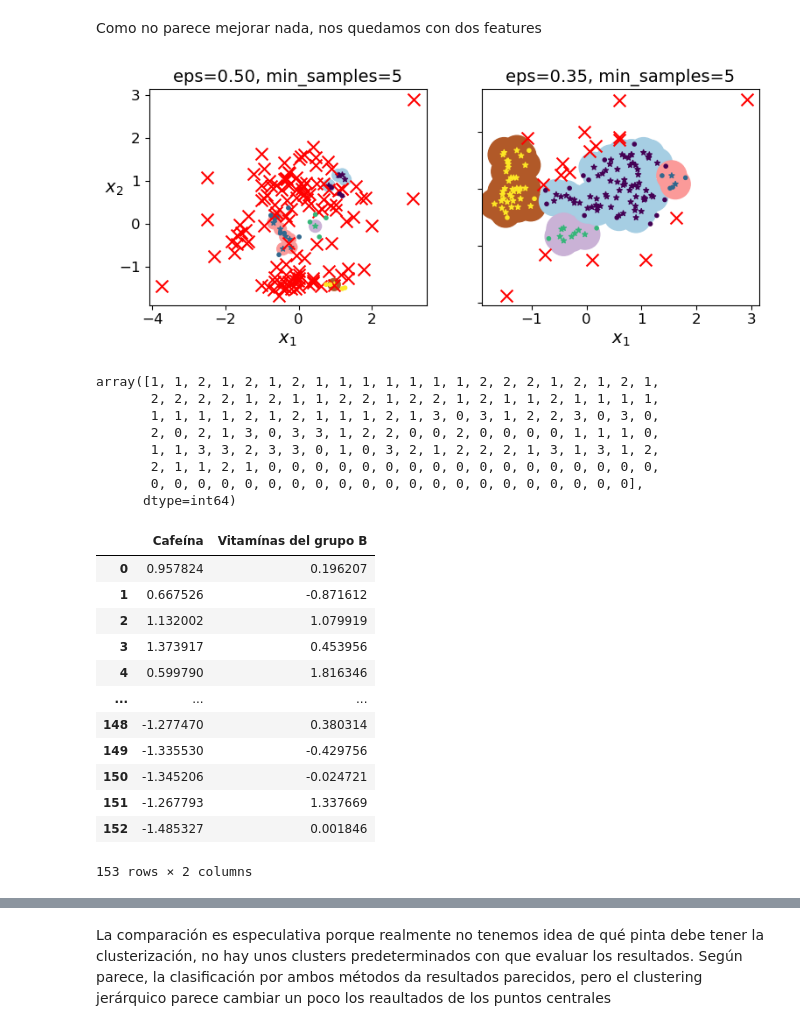
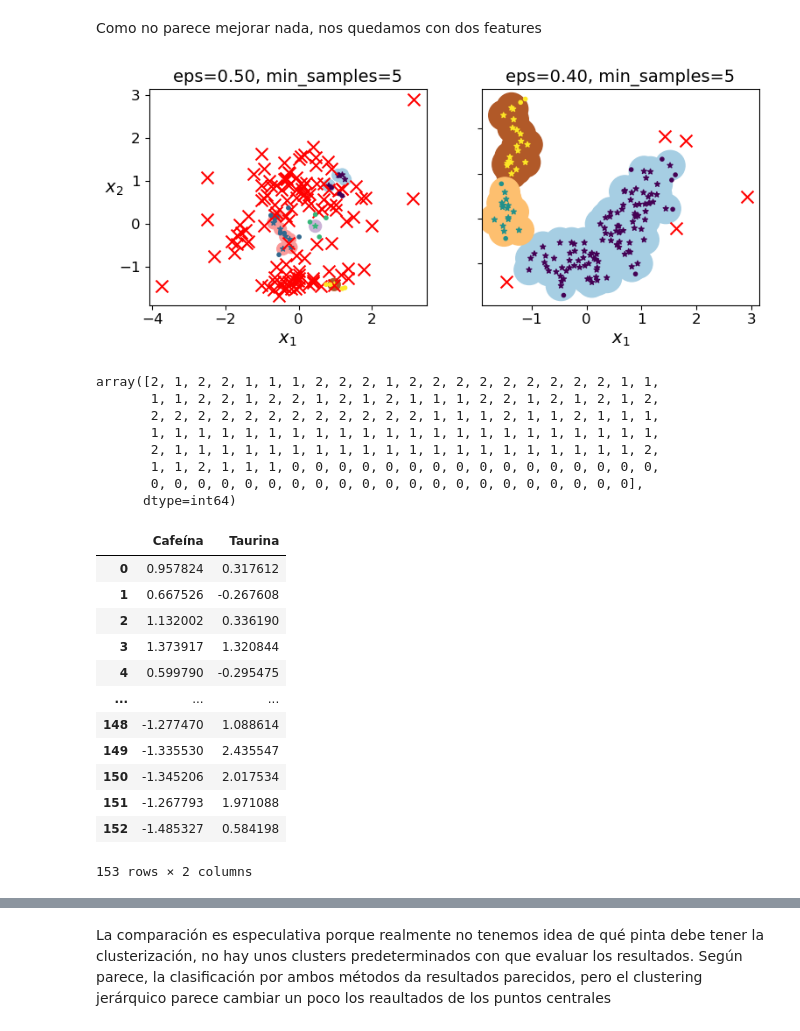
Before and after one commit to emanasfernandez/ONLINE_DS_THEBRIDGE_Eva_Manas, a Jupyter notebook: Spr13/18_Practica_Obligatoria_Clustering_II.ipynb, the cells around one changed output, grey strips where cells are left out. Drawn from its saved outputs; the diff is of its cells as text; code cells hidden in the pictures.

```diff
--- a/Spr13/18_Practica_Obligatoria_Clustering_II.ipynb
+++ b/Spr13/18_Practica_Obligatoria_Clustering_II.ipynb
@@ -150,12 +150,14 @@ Index(['Azúcares', 'Vitamínas del grupo B', 'Cafeína', 'Ácido Cítrico',
 # %%
 # Como se comporta fatal (casi todo se clasifica como -1), vamos a usar menos features. Empezamos con dos
 features = ['Cafeína',
-       'Vitamínas del grupo B']
+       'Taurina']
 X_2 = scaler.fit_transform(df.loc[:, features])
 # %%
 from sklearn.cluster import DBSCAN
-dbscan2 = DBSCAN(eps=0.35,
+dbscan2 = DBSCAN(eps=0.4,
                 min_samples=5)
 
 dbscan2.fit(X_2)
+print(np.unique(dbscan2.labels_))
+print(dbscan2.labels_)
 # %% [output]
@@ -234,39 +230,39 @@ plot_dbscan(dbscan2, X_2, size=600, show_ylabels=False)
 
 plt.show()
 # %% [output]
-[figure, old version]
+[figure, new version]
 # %%
 from sklearn.cluster import AgglomerativeClustering
 
-clustering_model = AgglomerativeClustering(n_clusters=4, metric='euclidean', linkage='ward')
+clustering_model = AgglomerativeClustering(n_clusters=3, metric='euclidean', linkage='ward')
 clustering_model.fit(X_2)
 clustering_model.labels_
 # %% [output]
-array([1, 1, 2, 1, 2, 1, 2, 1, 1, 1, 1, 1, 1, 1, 2, 2, 2, 1, 2, 1, 2, 1,
-       2, 2, 2, 2, 1, 2, 1, 1, 2, 2, 1, 2, 2, 1, 2, 1, 1, 2, 1, 1, 1, 1,
-       1, 1, 1, 1, 2, 1, 2, 1, 1, 1, 2, 1, 3, 0, 3, 1, 2, 2, 3, 0, 3, 0,
-       2, 0, 2, 1, 3, 0, 3, 3, 1, 2, 2, 0, 0, 2, 0, 0, 0, 0, 1, 1, 1, 0,
-       1, 1, 3, 3, 2, 3, 3, 0, 1, 0, 3, 2, 1, 2, 2, 2, 1, 3, 1, 3, 1, 2,
-       2, 1, 1, 2, 1, 0, 0, 0, 0, 0, 0, 0, 0, 0, 0, 0, 0, 0, 0, 0, 0, 0,
+array([2, 1, 2, 2, 1, 1, 1, 2, 2, 2, 1, 2, 2, 2, 2, 2, 2, 2, 2, 2, 1, 1,
+       1, 1, 2, 2, 1, 2, 2, 1, 2, 1, 2, 1, 1, 1, 2, 2, 1, 2, 1, 2, 1, 2,
+       2, 2, 2, 2, 2, 2, 2, 2, 2, 2, 2, 2, 1, 1, 1, 2, 1, 1, 2, 1, 1, 1,
+       1, 1, 1, 1, 1, 1, 1, 1, 1, 1, 1, 1, 1, 1, 1, 1, 1, 1, 1, 1, 1, 1,
+       2, 1, 1, 1, 1, 1, 1, 1, 1, 1, 1, 1, 1, 1, 1, 1, 1, 1, 1, 1, 1, 2,
+       1, 1, 2, 1, 1, 1, 0, 0, 0, 0, 0, 0, 0, 0, 0, 0, 0, 0, 0, 0, 0, 0,
        0, 0, 0, 0, 0, 0, 0, 0, 0, 0, 0, 0, 0, 0, 0, 0, 0, 0, 0, 0, 0],
       dtype=int64)
 # %%
 features = ['Cafeína',
-       'Vitamínas del grupo B']
+       'Taurina']
 pd.DataFrame(X_2, columns=features)
 # %% [output]
-|  | Cafeína | Vitamínas del grupo B |
-| 0 | 0.957824 | 0.196207 |
-| 1 | 0.667526 | -0.871612 |
-| 2 | 1.132002 | 1.079919 |
-| 3 | 1.373917 | 0.453956 |
-| 4 | 0.599790 | 1.816346 |
+|  | Cafeína | Taurina |
+| 0 | 0.957824 | 0.317612 |
+| 1 | 0.667526 | -0.267608 |
+| 2 | 1.132002 | 0.336190 |
+| 3 | 1.373917 | 1.320844 |
+| 4 | 0.599790 | -0.295475 |
 | ... | ... | ... |
-| 148 | -1.277470 | 0.380314 |
-| 149 | -1.335530 | -0.429756 |
-| 150 | -1.345206 | -0.024721 |
-| 151 | -1.267793 | 1.337669 |
-| 152 | -1.485327 | 0.001846 |
+| 148 | -1.277470 | 1.088614 |
+| 149 | -1.335530 | 2.435547 |
+| 150 | -1.345206 | 2.017534 |
+| 151 | -1.267793 | 1.971088 |
+| 152 | -1.485327 | 0.584198 |
 153 rows × 2 columns
 # %%
 import scipy.cluster.hierarchy as shc
```
Also changed, not shown: parts of 7 cells of this notebook.
